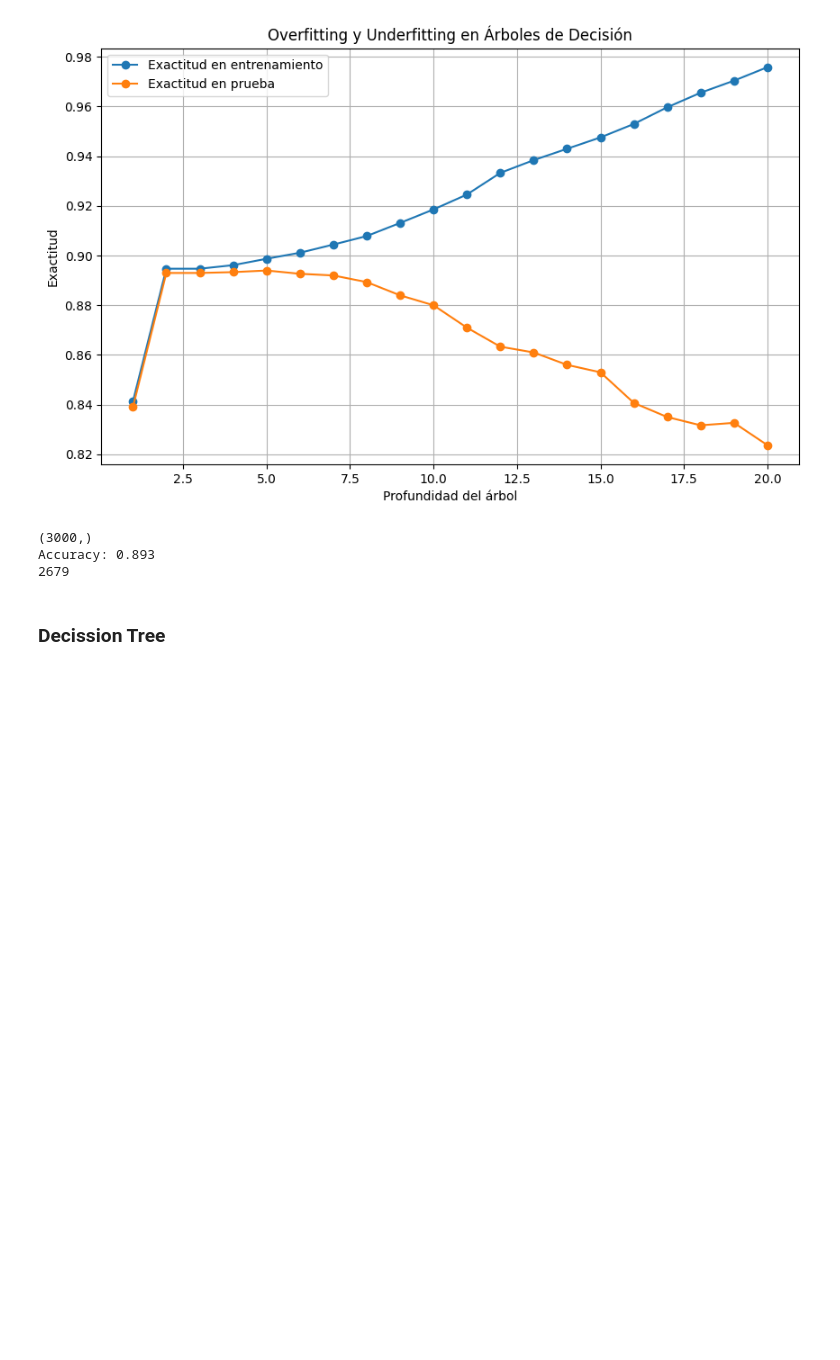
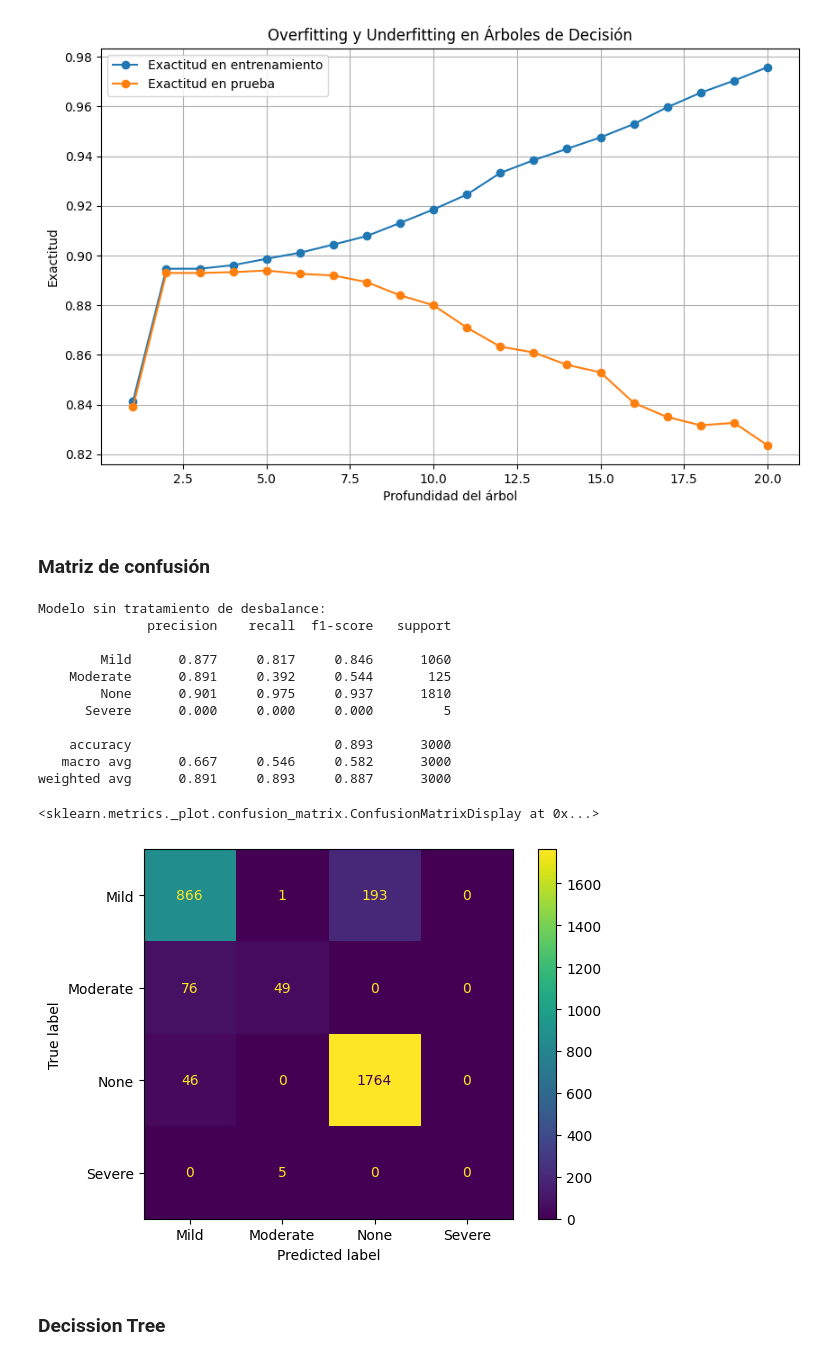
Before and after one commit to LailaBulh/Programacion---Claas-Files, a Jupyter notebook: UPDATE_Avance_11_12_263166.ipynb, the cells around one changed output. Saved outputs shown, nothing was run; the diff lists cells and outputs as text; code cells hidden in the pictures; blank space fills up the shorter version.

```diff
--- a/UPDATE_Avance_11_12_263166.ipynb
+++ b/UPDATE_Avance_11_12_263166.ipynb
@@ -857,27 +825,5 @@ plt.show()
 
 from sklearn.tree import DecisionTreeClassifier, plot_tree
 from sklearn.tree import DecisionTreeRegressor
-# %%
-DTree_model = DecisionTreeClassifier(max_depth= 3, random_state=42)
-DTree_model.fit(X_train, y_train)
-
-y_pred = DTree_model.predict(X_test)
-print(y_test.shape)
-
-correct = 0
-
-for pred, test in zip(y_pred, y_test):
-  if pred == test:
-    correct += 1
-
-print('Accuracy:', correct/len(y_test))
-print(correct)
-
-
-#plt.figure(figsize= (12, 10))
-#plot_tree(DTree_model, filled= True, feature_names= X.columns, class_names= y.cat.categories.tolist())#
-#plt.show()
-# %% [output]
-(3000,)
-Accuracy: 0.893
-2679
+# %% [markdown]
+### **Matriz de confusión**
@@ -884,3 +834,21 @@ Accuracy: 0.893
+# %%
+print("Modelo sin tratamiento de desbalance:")
+print(classification_report(y_test, y_pred, digits=3))
+ConfusionMatrixDisplay.from_predictions(y_test, y_pred)
+# %% [output]
+Modelo sin tratamiento de desbalance:
+              precision    recall  f1-score   support
+
+        Mild      0.877     0.817     0.846      1060
+    Moderate      0.891     0.392     0.544       125
+        None      0.901     0.975     0.937      1810
+      Severe      0.000     0.000     0.000         5
+
+    accuracy                          0.893      3000
+   macro avg      0.667     0.546     0.582      3000
+weighted avg      0.891     0.893     0.887      3000
+<sklearn.metrics._plot.confusion_matrix.ConfusionMatrixDisplay at 0x...>
+[figure, added]
 # %% [markdown]
 ### **Decission Tree**
 # %%
```
Also changed, not shown: parts of 15 cells of this notebook.
